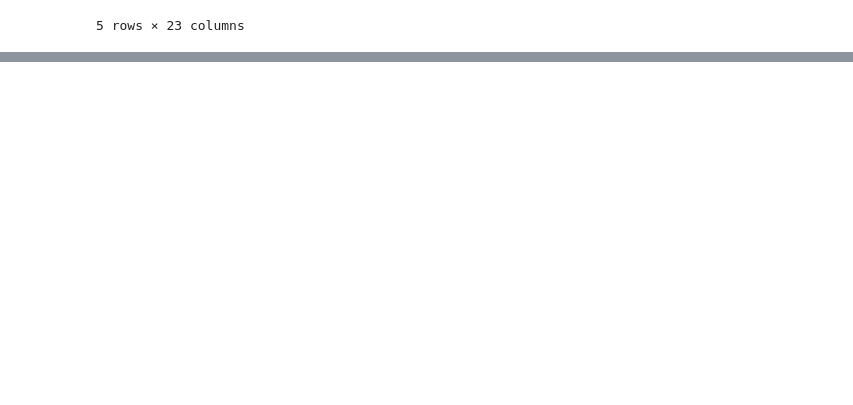
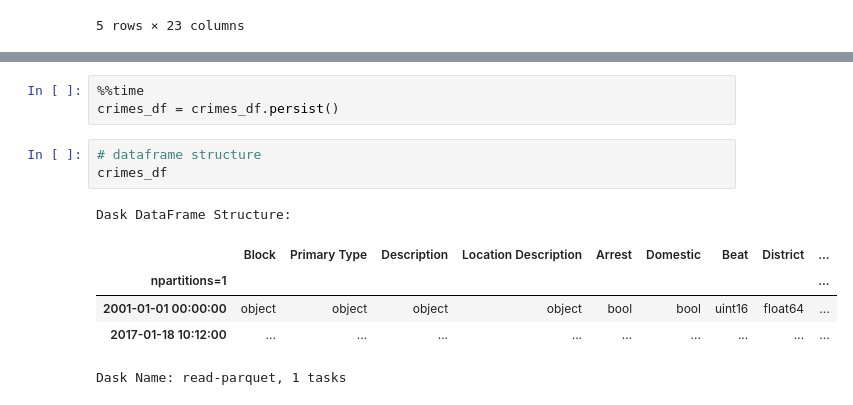
Before and after one commit to nafisa-samia/Analysis-of-Crimes-in-Chicago, a Jupyter notebook: Crimes-in-Chicago-analysis.ipynb, the cells around one changed output, grey strips where cells are left out. Saved outputs shown, nothing was run; the diff lists cells and outputs as text; blank space fills up the shorter version.

```diff
--- a/Crimes-in-Chicago-analysis.ipynb
+++ b/Crimes-in-Chicago-analysis.ipynb
@@ -372,0 +273,13 @@ dtype: int64
+# %%
+%%time
+crimes_df = crimes_df.persist()
+# %%
+# dataframe structure
+crimes_df
+# %% [output]
+Dask DataFrame Structure:
+|  | Block | Primary Type | Description | Location Description | Arrest | Domestic | Beat | District | ... |
+| npartitions=1 |  |  |  |  |  |  |  |  | ... |
+| 2001-01-01 00:00:00 | object | object | object | object | bool | bool | uint16 | float64 | ... |
+| 2017-01-18 10:12:00 | ... | ... | ... | ... | ... | ... | ... | ... | ... |
+Dask Name: read-parquet, 1 tasks
```
Also changed, not shown: parts of 67 cells of this notebook.
